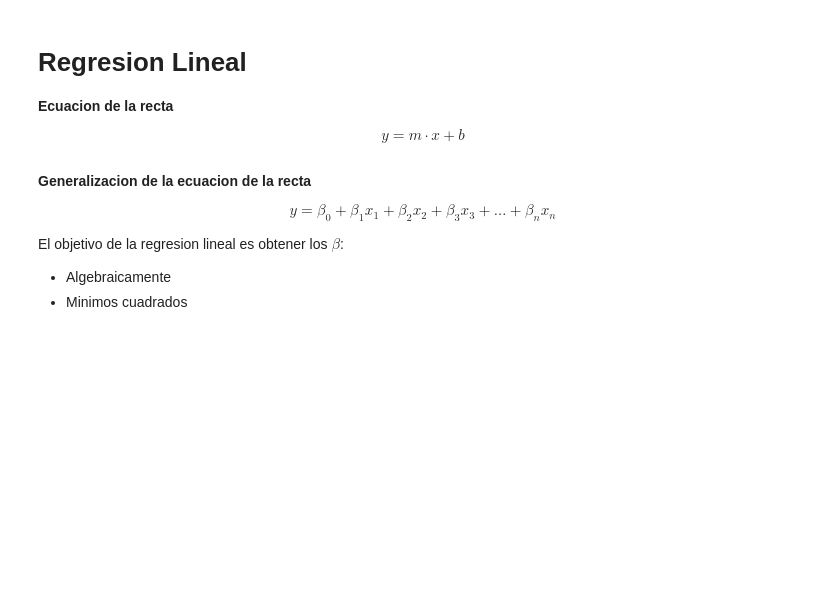
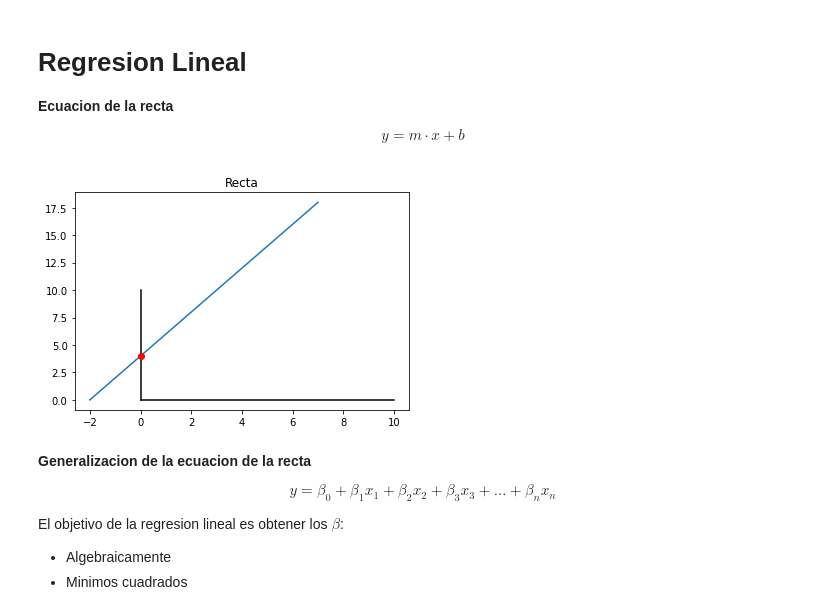
Before and after one commit to YonatanRA/rebootcamp, a Jupyter notebook: notebooks/w1_d4 - Stats 2.ipynb, the cells around one changed output. Drawn from its saved outputs; the diff is of its cells as text; code cells hidden in the pictures; blank space fills up the shorter version.

```diff
--- a/notebooks/w1_d4 - Stats 2.ipynb
+++ b/notebooks/w1_d4 - Stats 2.ipynb
@@ -514,6 +834,21 @@ $p_v > 0.05$, no se rechaza H0, no existe asociacion significativa entre los gru
 **Ecuacion de la recta**
 
 $$y = m·x+b$$
+# %%
+x=[i for i in range(-2, 8)]
+
+m=2
+b=4
+
+y=[m*x+b for x in x]
+
+plt.plot(x, y)
+plt.plot([0,0], [0,10], color='black')
+plt.plot([0,10], [0,0], color='black')
+plt.plot(0, b, 'ro')
+plt.title('Recta');
+# %% [output]
+[figure, added]
 # %% [markdown]
 **Generalizacion de la ecuacion de la recta**
 
```
Also changed, not shown: parts of 71 cells of this notebook, 1 other file.
